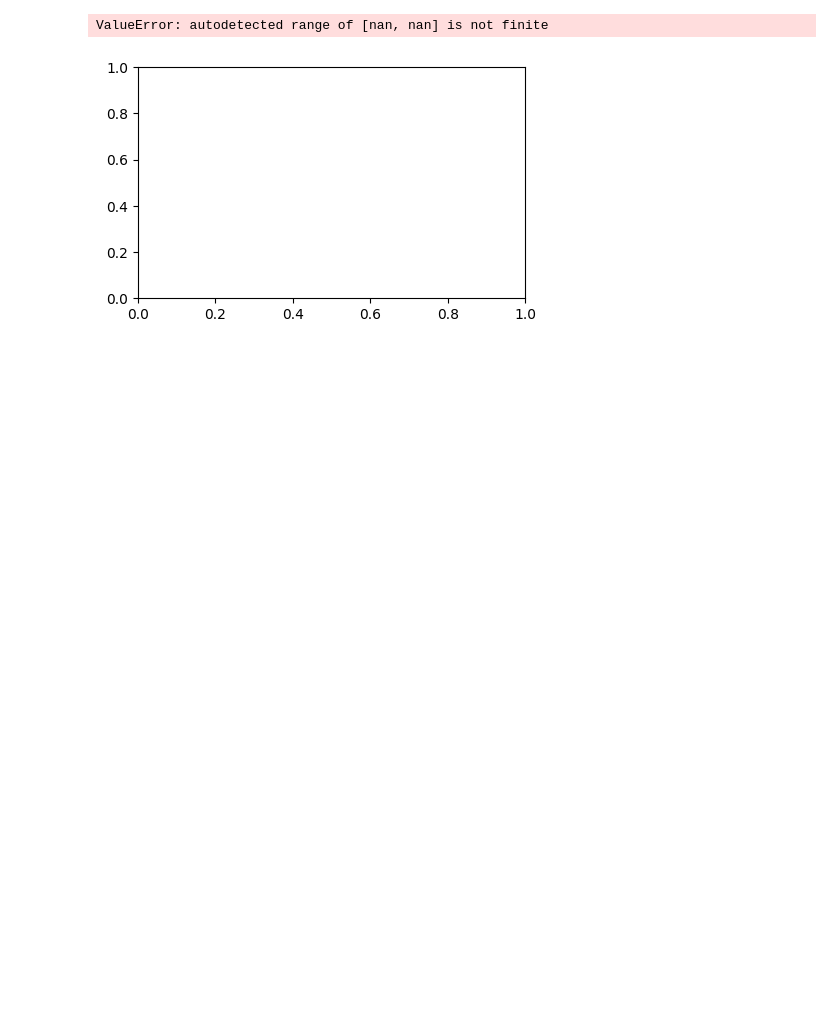
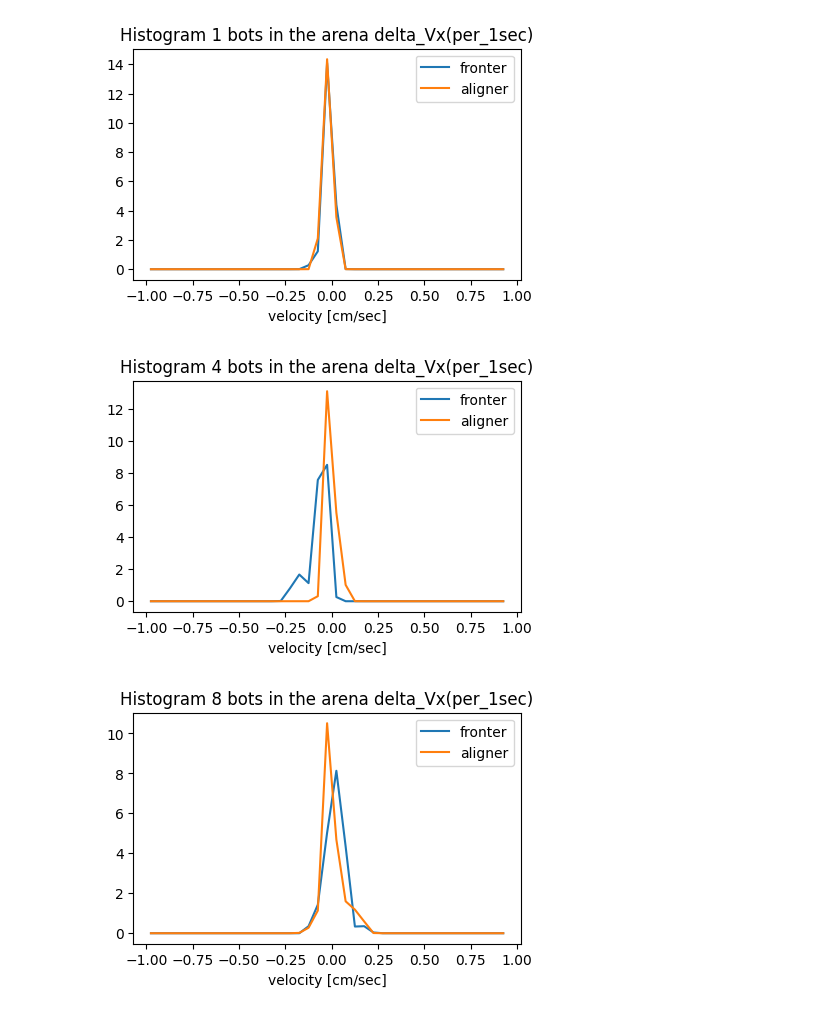
Before and after one commit to complex-lab/robotic_swarms, a Jupyter notebook: histogram_velocity_vs_botnum_28cm_diam.ipynb, the cells around one changed output. Drawn from its saved outputs; the diff is of its cells as text; code cells hidden in the pictures; blank space fills up the shorter version.

```diff
--- a/histogram_velocity_vs_botnum_28cm_diam.ipynb
+++ b/histogram_velocity_vs_botnum_28cm_diam.ipynb
@@ -38,7 +38,7 @@ expSumPassive=pd.read_csv(expSumFileNamePassive,index_col=0)
 all_linked_data_filename='C:\\Users\\User\\Documents\\Eden\\locate_git_code\\packaged\\all_linking_passive_data_28cm.csv'
 all_linked_data=pd.read_csv(all_linked_data_filename,index_col=0)
 passive_path='C:\\Users\\User\\Documents\\Eden\\locate_git_code\\packaged'
-delta_t=1 #seconds
+delta_t=5 #seconds
 starting_time=100#seconds
 ending_time=160#sec
 velocity_data=pd.DataFrame()
@@ -84,24 +84,29 @@ fronter_N004_D028_C0557.MP4_link.csv
 # %%
+arenaSizePixels = 1090 # [pixels]
+arenaSizeCm = 150 # [cm]
+fps =25
+mpp = arenaSizeCm/arenaSizePixels/2
 bottypes=['fronter','aligner']
 botnums=[1,4,8,16,21,53]
 columns=['delta_Vx(per_1sec)','delta_Vy(per_1sec)']
+bins = np.arange(-1,1,.05)
 #fig, ax = plt.subplots(nrows=5, ncols=2, figsize=(15, 15))
 #plt.subplots_adjust(hspace=0.5)
 #fig.suptitle("velocity histograms", fontsize=18, y=0.95)
 for column in columns:
     for botnum in botnums:
         fig, ax = plt.subplots(1,1, figsize=(5, 3))
         for bottype in bottypes:
             relevant_data=velocity_data[((velocity_data['Bot_Type']==bottype)&(velocity_data['Bot_Number']==botnum))]
-            relevant_data=relevant_data[column]
-            if bottype=='aligner':
-                ax.hist(relevant_data,bins=50,label=bottype,alpha=0.5)
-            else:
-                 ax.hist(relevant_data,bins=50,label=bottype)
+            relevant_data=relevant_data[column]*mpp
+            counts, xedges=np.histogram(relevant_data,bins=bins,density=True)
+            xcenters = (xedges[:-1] + xedges[1:]) / 2
+            ax.plot(xcenters,counts,label=bottype)
         ax.set_title("Histogram {} bots in the arena {}".format(botnum,column))
         ax.legend()
         #ax.axis([0,5,0,5000])
-        ax.set_xlabel("velocity [pix/sec]")
+        ax.set_xlabel("velocity [cm/sec]")
 # %% [output]
-ValueError: autodetected range of [nan, nan] is not finite
-[figure, old version]
+[figure, new version]
+[figure, added]
+[figure, added]
```
Also changed, not shown: parts of 3 cells of this notebook, 1 other file.
